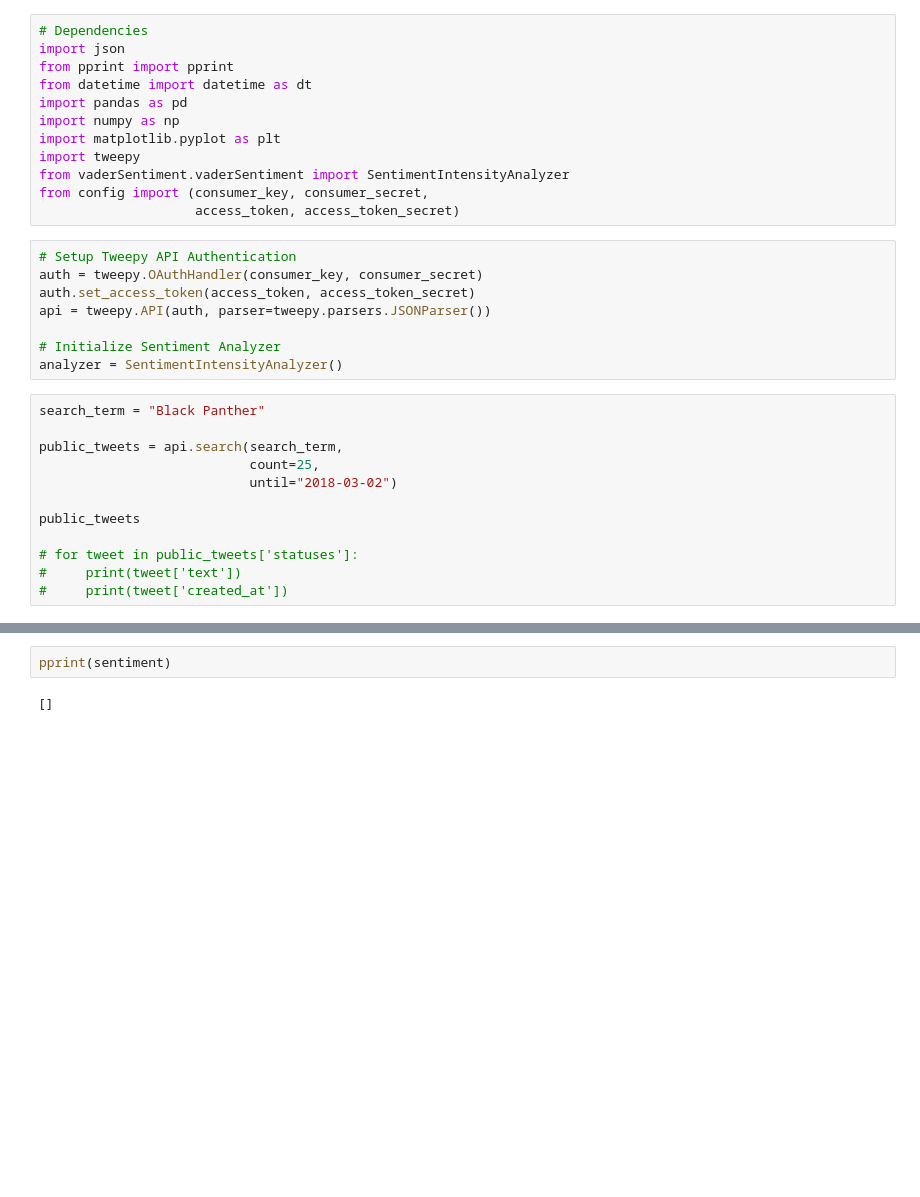
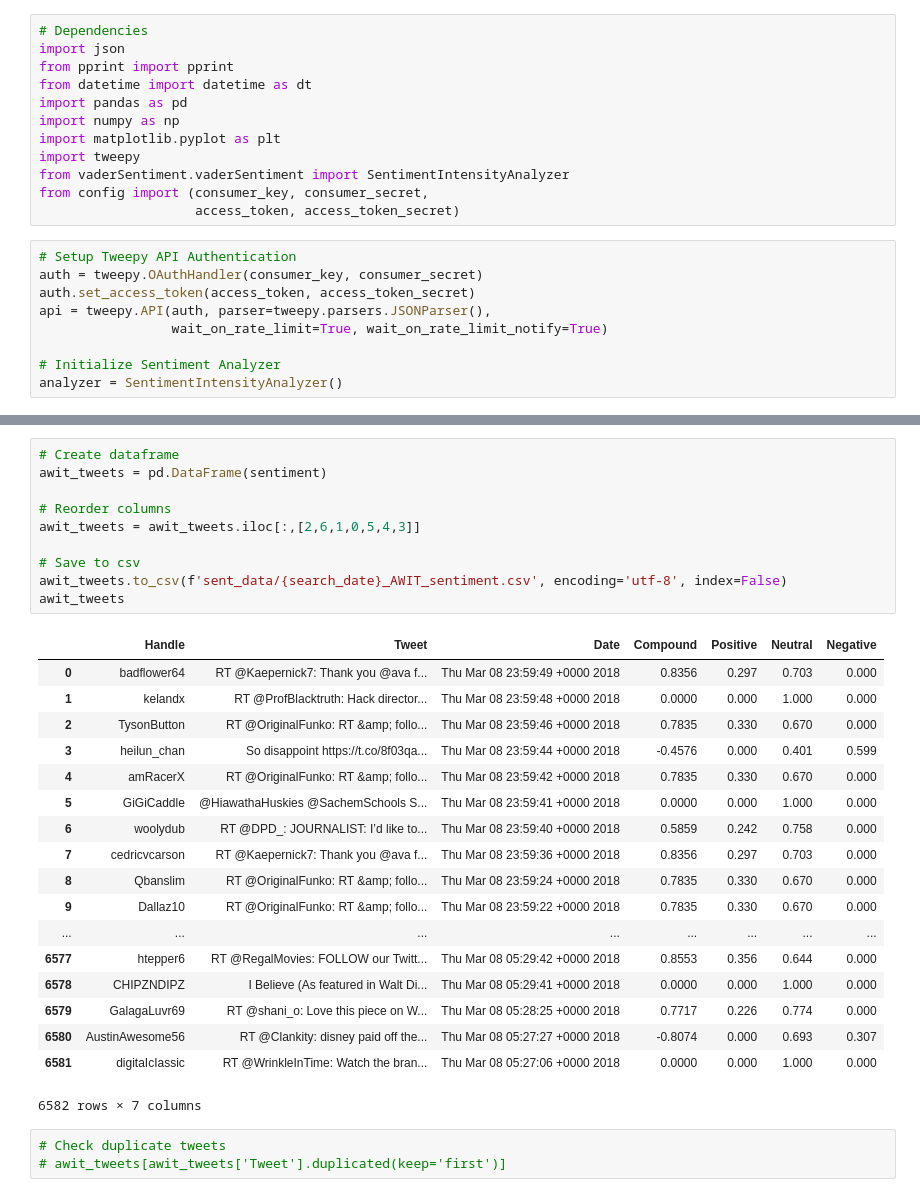
Before and after one commit to Jayleh/dream-reapers, a Jupyter notebook: movie_sentiment.ipynb, the cells around one changed output, grey strips where cells are left out. Drawn from its saved outputs; the diff is of its cells as text; blank space fills up the shorter version.

Commit message:
extracted movie data, can grab movie data that have been recently release, need to figure out rate limtits

```diff
--- a/movie_sentiment.ipynb
+++ b/movie_sentiment.ipynb
@@ -14,19 +14,8 @@ from config import (consumer_key, consumer_secret,
 # Setup Tweepy API Authentication
 auth = tweepy.OAuthHandler(consumer_key, consumer_secret)
 auth.set_access_token(access_token, access_token_secret)
-api = tweepy.API(auth, parser=tweepy.parsers.JSONParser())
+api = tweepy.API(auth, parser=tweepy.parsers.JSONParser(),
+                 wait_on_rate_limit=True, wait_on_rate_limit_notify=True)
 
 # Initialize Sentiment Analyzer
 analyzer = SentimentIntensityAnalyzer()
-# %%
-search_term = "Black Panther"
-
-public_tweets = api.search(search_term,
-                           count=25,
-                           until="2018-03-02")
-
-public_tweets
-
-# for tweet in public_tweets['statuses']:
-#     print(tweet['text'])
-#     print(tweet['created_at'])
@@ -97,4 +96,32 @@ for tweet in public_tweets['statuses']:
-# %%
-pprint(sentiment)
-# %% [output]
-[]
+# %%
+# Create dataframe
+awit_tweets = pd.DataFrame(sentiment)
+
+# Reorder columns
+awit_tweets = awit_tweets.iloc[:,[2,6,1,0,5,4,3]]
+
+# Save to csv
+awit_tweets.to_csv(f'sent_data/{search_date}_AWIT_sentiment.csv', encoding='utf-8', index=False)
+awit_tweets
+# %% [output]
+|  | Handle | Tweet | Date | Compound | Positive | Neutral | Negative |
+| 0 | badflower64 | RT @Kaepernick7: Thank you @ava f... | Thu Mar 08 23:59:49 +0000 2018 | 0.8356 | 0.297 | 0.703 | 0.000 |
+| 1 | kelandx | RT @ProfBlacktruth: Hack director... | Thu Mar 08 23:59:48 +0000 2018 | 0.0000 | 0.000 | 1.000 | 0.000 |
+| 2 | TysonButton | RT @OriginalFunko: RT &amp; follo... | Thu Mar 08 23:59:46 +0000 2018 | 0.7835 | 0.330 | 0.670 | 0.000 |
+| 3 | heilun_chan | So disappoint https://t.co/8f03qa... | Thu Mar 08 23:59:44 +0000 2018 | -0.4576 | 0.000 | 0.401 | 0.599 |
+| 4 | amRacerX | RT @OriginalFunko: RT &amp; follo... | Thu Mar 08 23:59:42 +0000 2018 | 0.7835 | 0.330 | 0.670 | 0.000 |
+| 5 | GiGiCaddle | @HiawathaHuskies @SachemSchools S... | Thu Mar 08 23:59:41 +0000 2018 | 0.0000 | 0.000 | 1.000 | 0.000 |
+| 6 | woolydub | RT @DPD_: JOURNALIST: I’d like to... | Thu Mar 08 23:59:40 +0000 2018 | 0.5859 | 0.242 | 0.758 | 0.000 |
+| 7 | cedricvcarson | RT @Kaepernick7: Thank you @ava f... | Thu Mar 08 23:59:36 +0000 2018 | 0.8356 | 0.297 | 0.703 | 0.000 |
+| 8 | Qbanslim | RT @OriginalFunko: RT &amp; follo... | Thu Mar 08 23:59:24 +0000 2018 | 0.7835 | 0.330 | 0.670 | 0.000 |
+| 9 | Dallaz10 | RT @OriginalFunko: RT &amp; follo... | Thu Mar 08 23:59:22 +0000 2018 | 0.7835 | 0.330 | 0.670 | 0.000 |
+| ... | ... | ... | ... | ... | ... | ... | ... |
+| 6577 | htepper6 | RT @RegalMovies: FOLLOW our Twitt... | Thu Mar 08 05:29:42 +0000 2018 | 0.8553 | 0.356 | 0.644 | 0.000 |
+| 6578 | CHIPZNDIPZ | I Believe (As featured in Walt Di... | Thu Mar 08 05:29:41 +0000 2018 | 0.0000 | 0.000 | 1.000 | 0.000 |
+| 6579 | GalagaLuvr69 | RT @shani_o: Love this piece on W... | Thu Mar 08 05:28:25 +0000 2018 | 0.7717 | 0.226 | 0.774 | 0.000 |
+| 6580 | AustinAwesome56 | RT @Clankity: disney paid off the... | Thu Mar 08 05:27:27 +0000 2018 | -0.8074 | 0.000 | 0.693 | 0.307 |
+| 6581 | digitaIcIassic | RT @WrinkleInTime: Watch the bran... | Thu Mar 08 05:27:06 +0000 2018 | 0.0000 | 0.000 | 1.000 | 0.000 |
+6582 rows × 7 columns
+# %%
+# Check duplicate tweets
+# awit_tweets[awit_tweets['Tweet'].duplicated(keep='first')]
```
Also changed, not shown: parts of 2 cells of this notebook, 5 other files.
